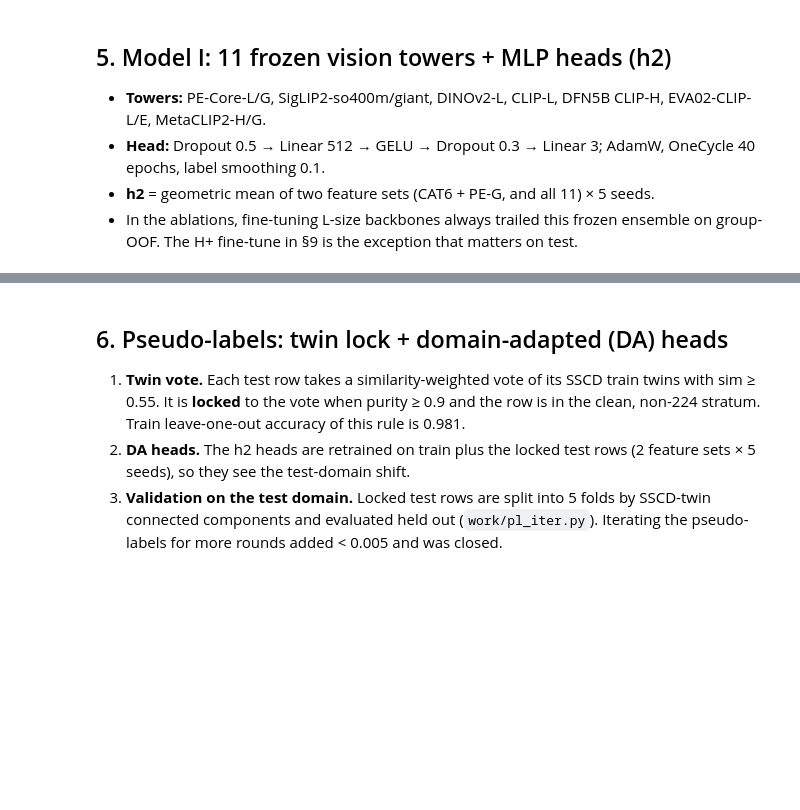
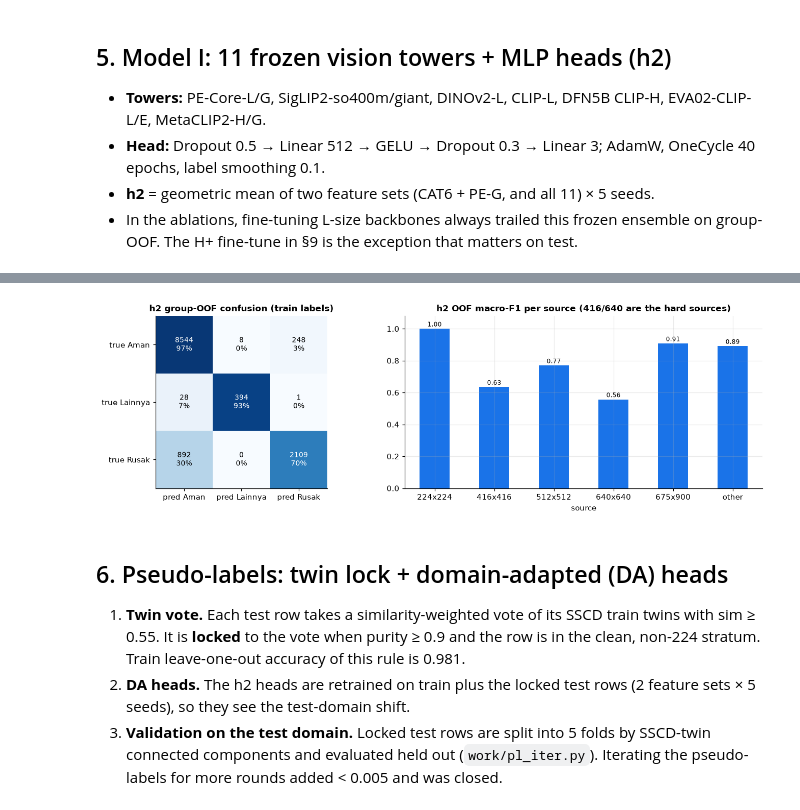
Before and after one commit to yauwes/datascape-jev-rlcd-pipeline, a Jupyter notebook: notebook/Datascape_Final_Pipeline.ipynb, the cells around one changed output, grey strips where cells are left out. Saved outputs shown, nothing was run; the diff lists cells and outputs as text; code cells hidden in the pictures; blank space fills up the shorter version.

```diff
--- a/notebook/Datascape_Final_Pipeline.ipynb
+++ b/notebook/Datascape_Final_Pipeline.ipynb
@@ -320,5 +368,12 @@ f1m = lambda yt, p: round(f1_score(yt, p, average='macro'), 4)
 print('h2 group-OOF macro-F1 vs original labels', f1m(y, oof_h2.argmax(1)), '| per class', f1_score(y, oof_h2.argmax(1), average=None).round(3))
 show(pd.DataFrame(confusion_matrix(y, oof_h2.argmax(1)), index=[f'true {c}' for c in C], columns=[f'pred {c}' for c in C]))
 s_tr = meta.source.values[TR]
-show(pd.DataFrame([(s, int((s_tr == s).sum()), f1m(y[s_tr == s], oof_h2[s_tr == s].argmax(1))) for s in BIG + ['other']], columns=['source', 'n', 'OOF macro-F1']))
+per_src = pd.DataFrame([(s, int((s_tr == s).sum()), f1m(y[s_tr == s], oof_h2[s_tr == s].argmax(1))) for s in BIG + ['other']], columns=['source', 'n', 'OOF macro-F1']); show(per_src)
+fig, ax = plt.subplots(1, 2, figsize=(13, 4)); cm = confusion_matrix(y, oof_h2.argmax(1)); cmn = cm / cm.sum(1, keepdims=True)
+ax[0].imshow(cmn, cmap='Blues', vmin=0, vmax=1); ax[0].grid(False); ax[0].set_xticks(range(3), [f'pred {c}' for c in C]); ax[0].set_yticks(range(3), [f'true {c}' for c in C])
+for i in range(3):
+    for j in range(3): ax[0].text(j, i, f'{cm[i, j]}\n{cmn[i, j]:.0%}', ha='center', va='center', color='white' if cmn[i, j] > 0.5 else 'black', fontsize=9)
+ax[0].set_title('h2 group-OOF confusion (train labels)')
+per_src.set_index('source')['OOF macro-F1'].plot.bar(ax=ax[1], color=COL['blue'], rot=0); annotate(ax[1]); ax[1].set_ylim(0, 1.08); ax[1].set_title('h2 OOF macro-F1 per source (416/640 are the hard sources)')
+plt.tight_layout(); plt.show()
 # %% [output]
@@ -326,15 +381,16 @@ show(pd.DataFrame([(s, int((s_tr == s).sum()), f1m(y[s_tr == s], oof_h2[s_tr ==
 h2 group-OOF macro-F1 vs original labels 0.8926 | per class [0.936 0.955 0.787]
               pred Aman  pred Lainnya  pred Rusak
 true Aman          8544             8         248
 true Lainnya         28           394           1
 true Rusak          892             0        2109
     source     n  OOF macro-F1
 0  224x224   253        1.0000
 1  416x416   298        0.6344
 2  512x512  2492        0.7691
 3  640x640  2785        0.5564
 4  675x900   499        0.9073
 5    other  5897        0.8907
+[figure, added]
 # %% [markdown]
 ## 6. Pseudo-labels: twin lock + domain-adapted (DA) heads
 1. **Twin vote.** Each test row takes a similarity-weighted vote of its SSCD train twins with sim ≥ 0.55. It is **locked** to the vote when purity ≥ 0.9 and the row is in the clean, non-224 stratum. Train leave-one-out accuracy of this rule is 0.981.
```
Also changed, not shown: parts of 21 cells of this notebook, 12 other files.
